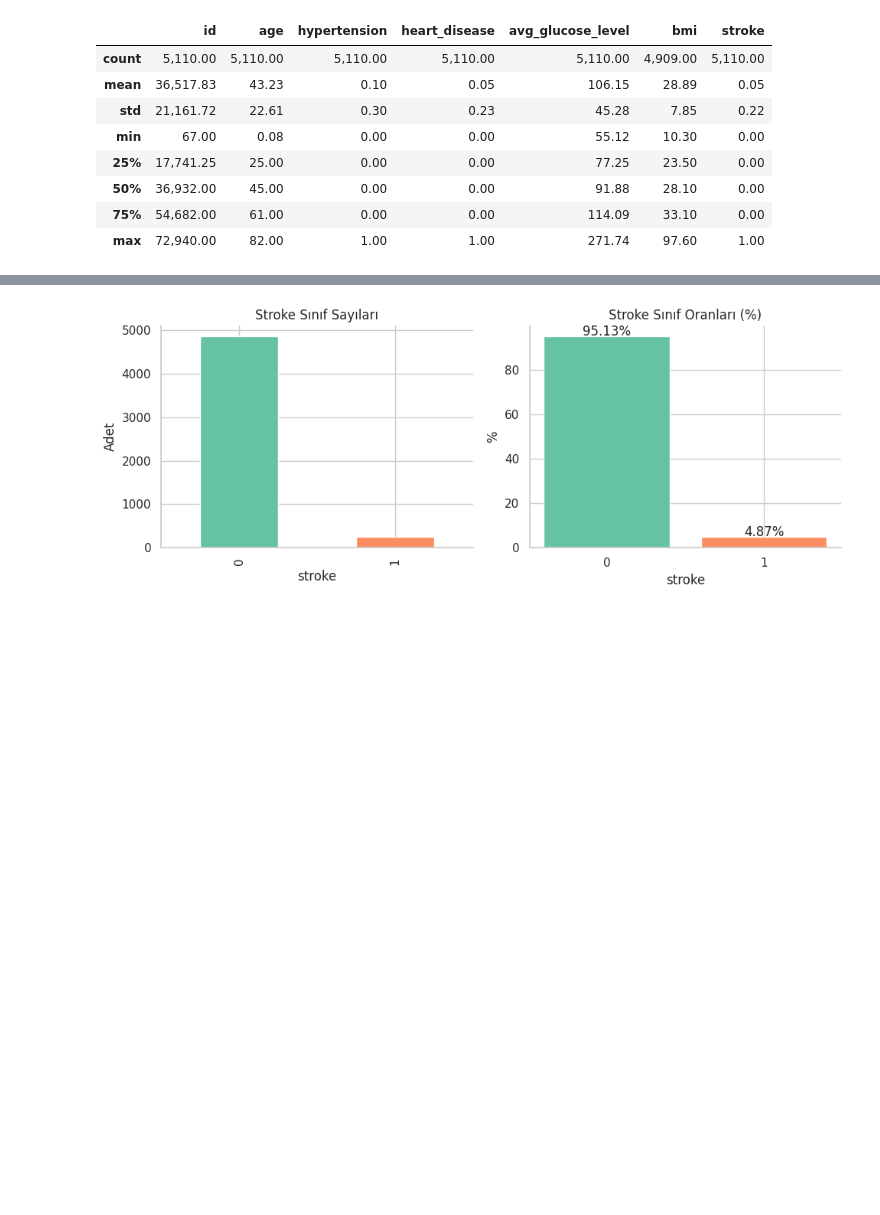
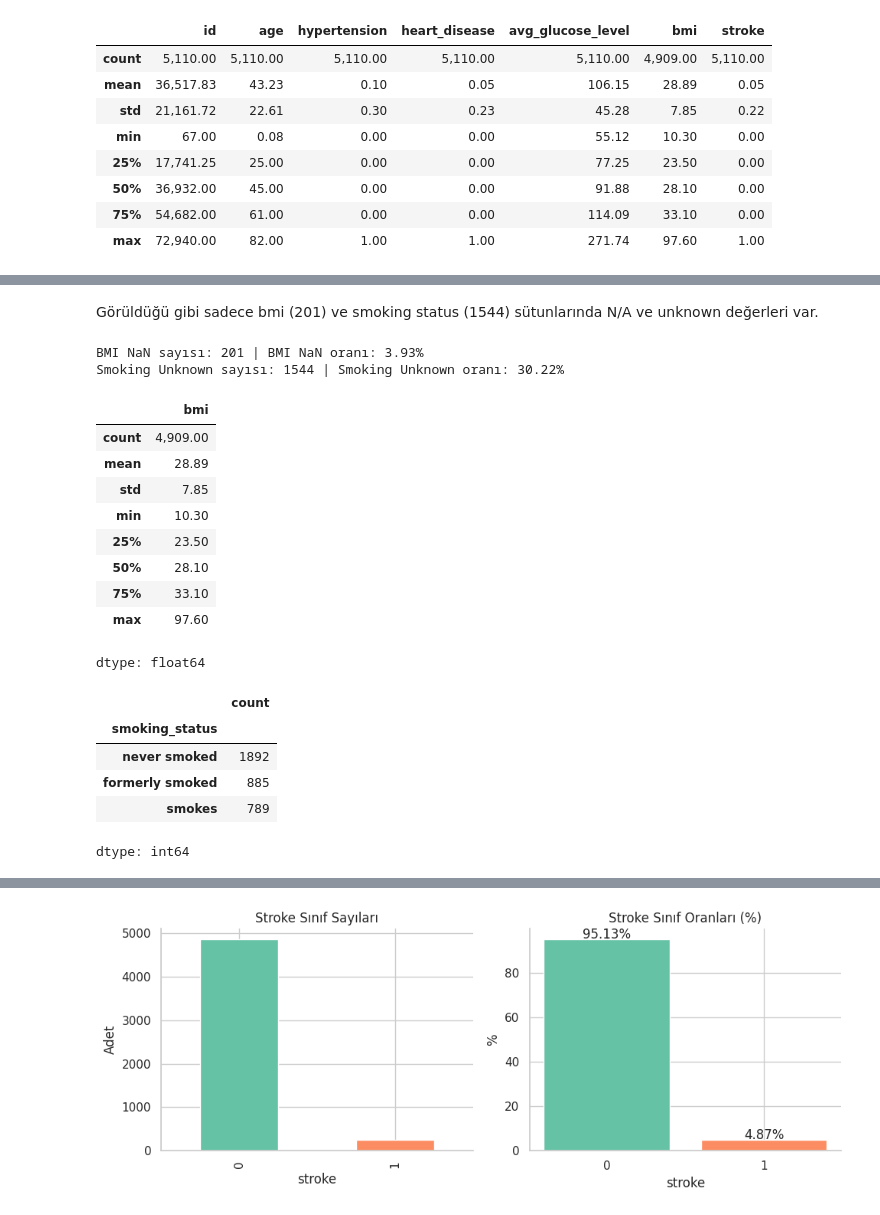
Before and after one commit to emirhangull/StrokePrediction, a Jupyter notebook: analysis.ipynb, the cells around one changed output, grey strips where cells are left out. Cells and saved outputs as stored; diff of their text form; code cells hidden in the pictures; blank space fills up the shorter version.

```diff
--- a/analysis.ipynb
+++ b/analysis.ipynb
@@ -115,2 +110,32 @@ sns.histplot(df['bmi'])
+# %% [markdown]
+Görüldüğü gibi sadece bmi (201) ve smoking status (1544) sütunlarında N/A ve unknown değerleri var.
+# %%
+print(
+    f"BMI NaN sayısı: {df['bmi'].isnull().sum()} | "
+    f"BMI NaN oranı: {df['bmi'].isnull().mean():.2%}\n"
+    f"Smoking Unknown sayısı: {df['smoking_status'].isnull().sum()} | "
+    f"Smoking Unknown oranı: {df['smoking_status'].isnull().mean():.2%}\n"
+)
+display(df['bmi'].describe())
+display(df['smoking_status'].value_counts())
+# %% [output]
+BMI NaN sayısı: 201 | BMI NaN oranı: 3.93%
+Smoking Unknown sayısı: 1544 | Smoking Unknown oranı: 30.22%
+|  | bmi |
+| count | 4,909.00 |
+| mean | 28.89 |
+| std | 7.85 |
+| min | 10.30 |
+| 25% | 23.50 |
+| 50% | 28.10 |
+| 75% | 33.10 |
+| max | 97.60 |
+dtype: float64
+|  | count |
+| smoking_status |  |
+| never smoked | 1892 |
+| formerly smoked | 885 |
+| smokes | 789 |
+dtype: int64
 # %%
 # 3) Eksik Değer Analizi
```
Also changed, not shown: parts of 14 cells of this notebook.
